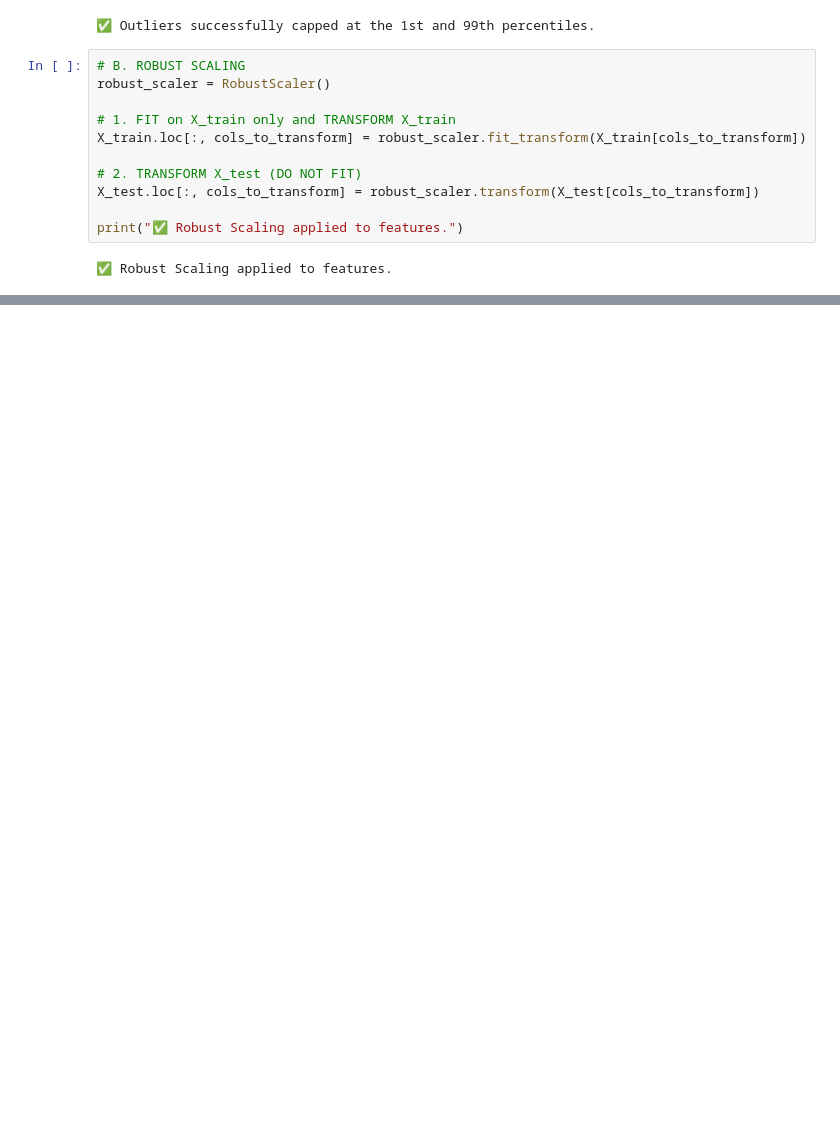
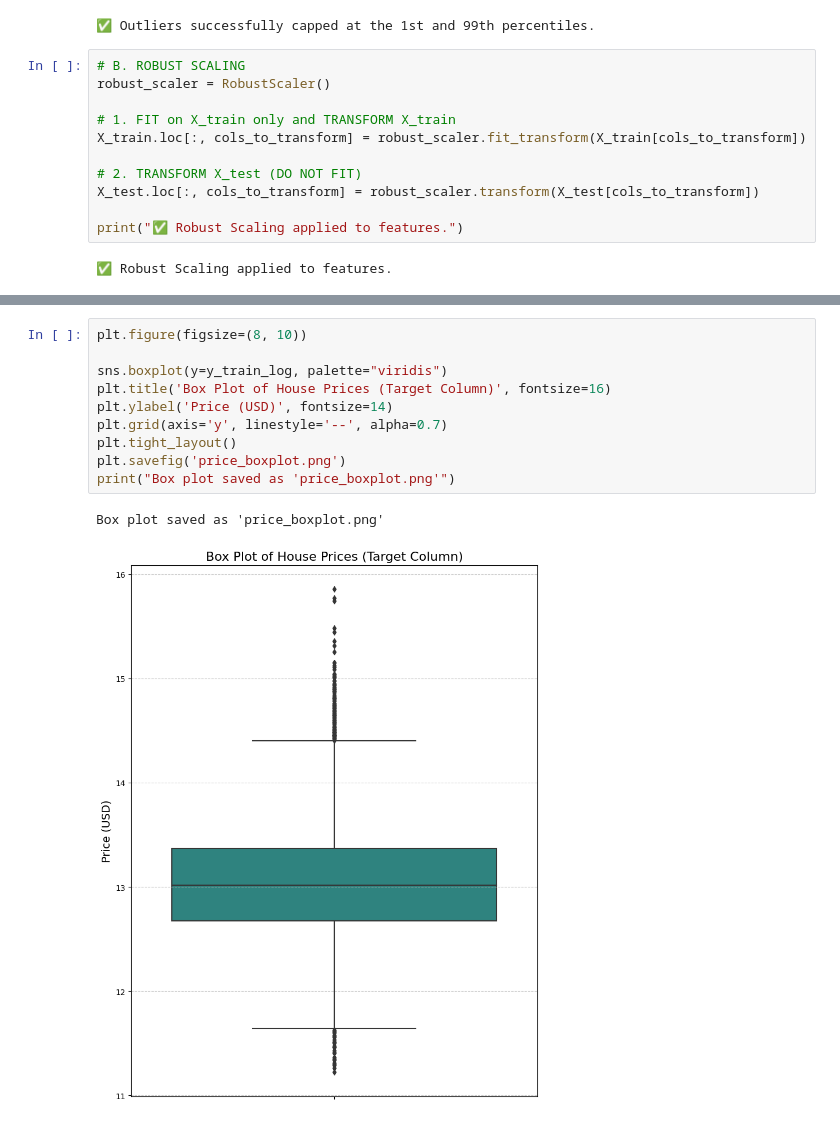
Before and after one commit to NurAlamNahidSarkar/housePricePrediction_ML, a Jupyter notebook: housepriceprediction.ipynb, the cells around one changed output, grey strips where cells are left out. Cells and saved outputs as stored; diff of their text form; blank space fills up the shorter version.

Commit message:
Kaggle Notebook | HousePricePrediction | Version 4

```diff
--- a/housepriceprediction.ipynb
+++ b/housepriceprediction.ipynb
@@ -565,3 +535,16 @@ print("Box plots of all columns saved as 'all_columns_boxplots.png'")
 # %% [output]
 [figure]
 Box plots of all columns saved as 'all_columns_boxplots.png'
+# %%
+plt.figure(figsize=(8, 10))
+
+sns.boxplot(y=y_train_log, palette="viridis")
+plt.title('Box Plot of House Prices (Target Column)', fontsize=16)
+plt.ylabel('Price (USD)', fontsize=14)
+plt.grid(axis='y', linestyle='--', alpha=0.7)
+plt.tight_layout()
+plt.savefig('price_boxplot.png')
+print("Box plot saved as 'price_boxplot.png'")
+# %% [output]
+Box plot saved as 'price_boxplot.png'
+[figure, added]
```
Also changed, not shown: parts of 8 cells of this notebook.
